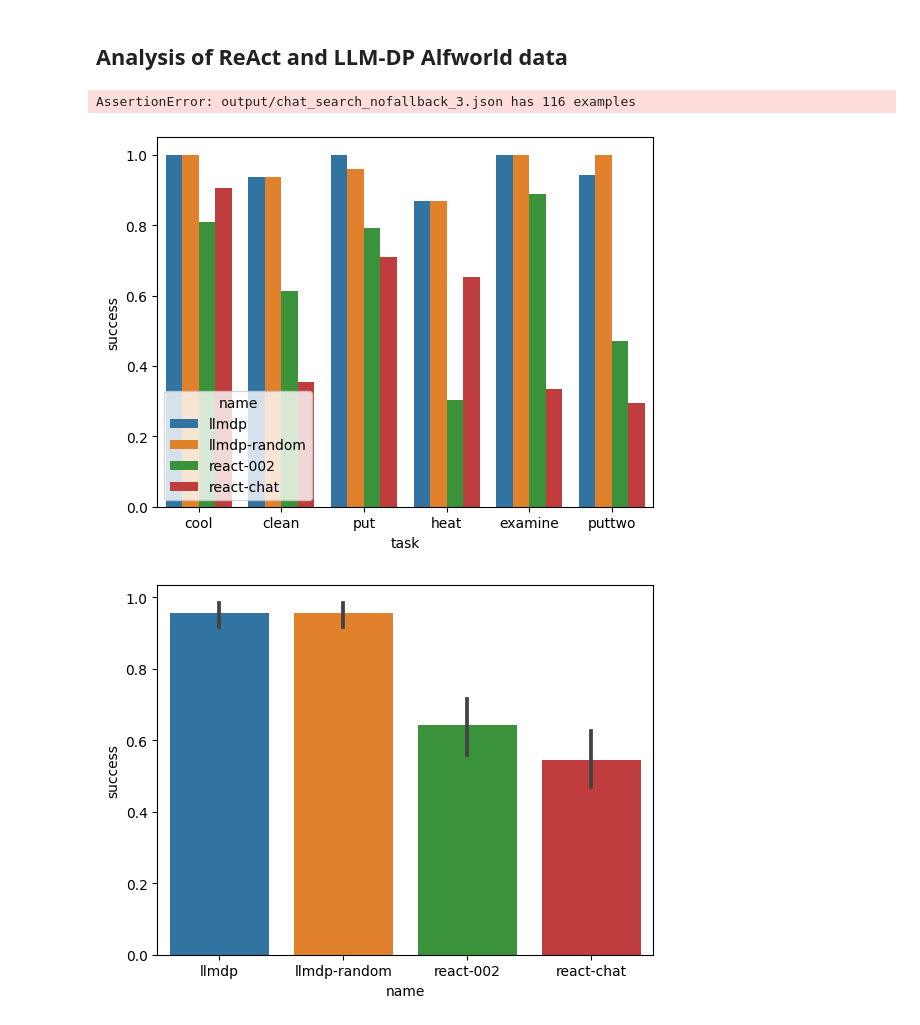
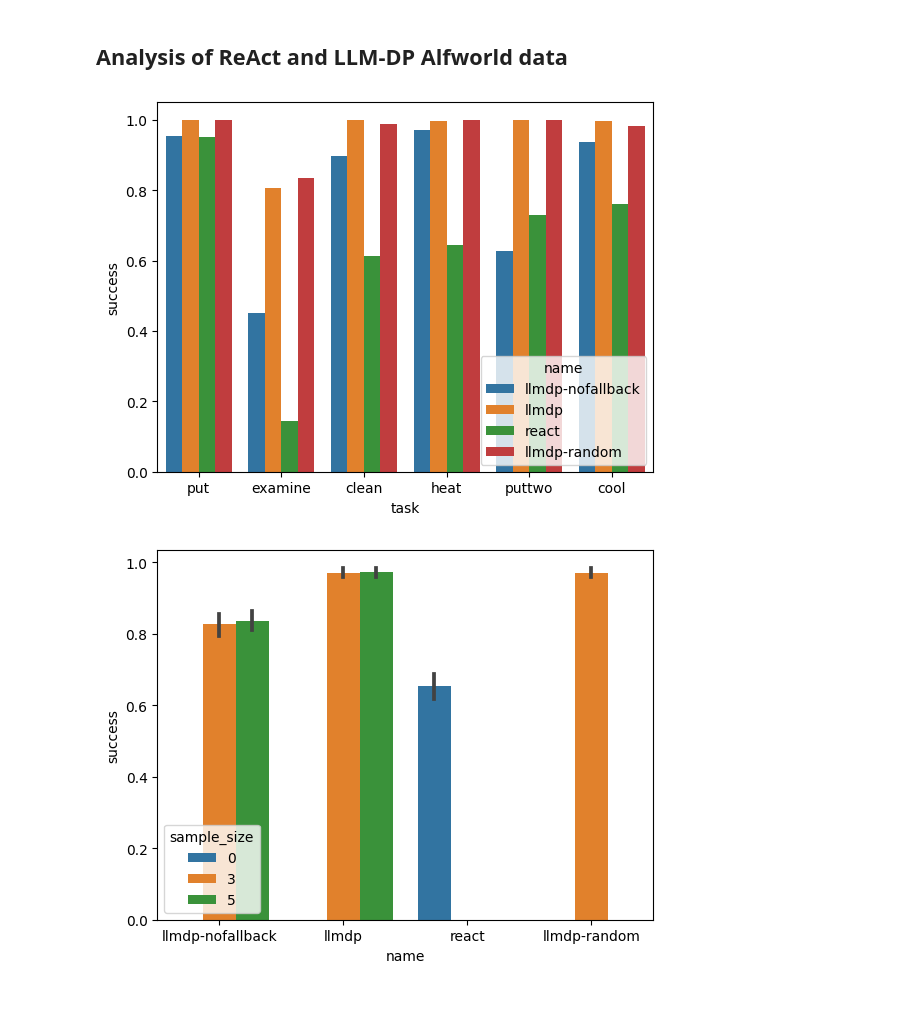
Before and after one commit to itl-ed/llm-dp, a Jupyter notebook: analysis.ipynb, the cells around one changed output. Saved outputs shown, nothing was run; the diff lists cells and outputs as text; code cells hidden in the pictures.

```diff
--- a/analysis.ipynb
+++ b/analysis.ipynb
@@ -1,57 +1,45 @@
 # %% [markdown]
 ## Analysis of ReAct and LLM-DP Alfworld data
-# %%
-import json
-
-output_dir = "output"
-dataset = []
-
-file_to_name = {
-    "output/chat_random2_3.json": "llmdp-random",
-    # "output/chat_random_3.json": "llmdp-random0",
-    # "output/chat_search2_3.json": "llmdp",
-    "output/chat_search_nofallback_3.json": "llmdp2",
-    "output/react_chat.json": "react-chat",
-    "output/llmdp_3.json": "llmdp",
-    # "output/react_chat.json": "react-chat-nothink",
-    "output/react_text-davinci-002.json": "react-002",
-}
-order = [
-    "llmdp",
-    "llmdp2",
-    # "llmdp-random0",
-    "llmdp-random",
-    "react-002",
-    "react-chat",
-]
-
-for file in file_to_name.keys():
-    with open(file, "rb") as f:
-        d = json.loads(f.read())
-        assert len(d) == 134, f"{file} has {len(d)} examples"
-        for i, example in enumerate(d):
-            example["file"] = file
-            example["n"] = i
-        dataset.extend(d)
-# %% [output]
-AssertionError: output/chat_search_nofallback_3.json has 116 examples
+# %%
+import glob
+import json
+files = glob.glob('output/*.json')
+data = []
+for file in files:
+    with open(file, 'r') as f:
+        filename = file.split('/')[-1].split('.')[0].split('_')[0]
+        new_data = json.loads(f.read())
+        if len(new_data) != 134:
+            print(f"Expected 134 examples, got {len(new_data)} for {file}")
+            continue
+        for example in new_data:
+            example['run_name'] = filename
+            if "llmdp" in filename:
+                sample_size = file.split('/')[-1].split('.')[0].split('_')[1]
+                example['sample_size'] = int(sample_size)
+            else:
+                example['sample_size'] = 0
+            seed = file.split('/')[-1].split('.')[0].split('_')[-1]
+            example['seed'] = seed
+
+            data.append(example)
+# %%
+import pandas as pd
+
+df = pd.DataFrame(data)
+df["success"] = df["success"].astype(int)
+df["name"] = df["run_name"]
 # %%
-import pandas as pd
 import seaborn as sns
 import matplotlib.pyplot as plt
 
-df = pd.DataFrame(dataset)
-df["success"] = df["success"].astype(int)
-df["name"] = df["file"].apply(lambda x: file_to_name[x])
-
-
-sns.barplot(x="task", y="success", hue="name", hue_order=order,
+sns.barplot(x="task", y="success", hue="name",
               data=df, errwidth=0)
 plt.show()
 
-sns.barplot(y="success", x="name", order=order,
+sns.barplot(y="success", x="name", hue="sample_size",
             data=df)
 plt.show()
 # %% [output]
-[figure, old version]
+[figure, new version]
-[figure, old version]
+[figure, new version]
```
Also changed, not shown: parts of 10 cells of this notebook, 2 other files.
